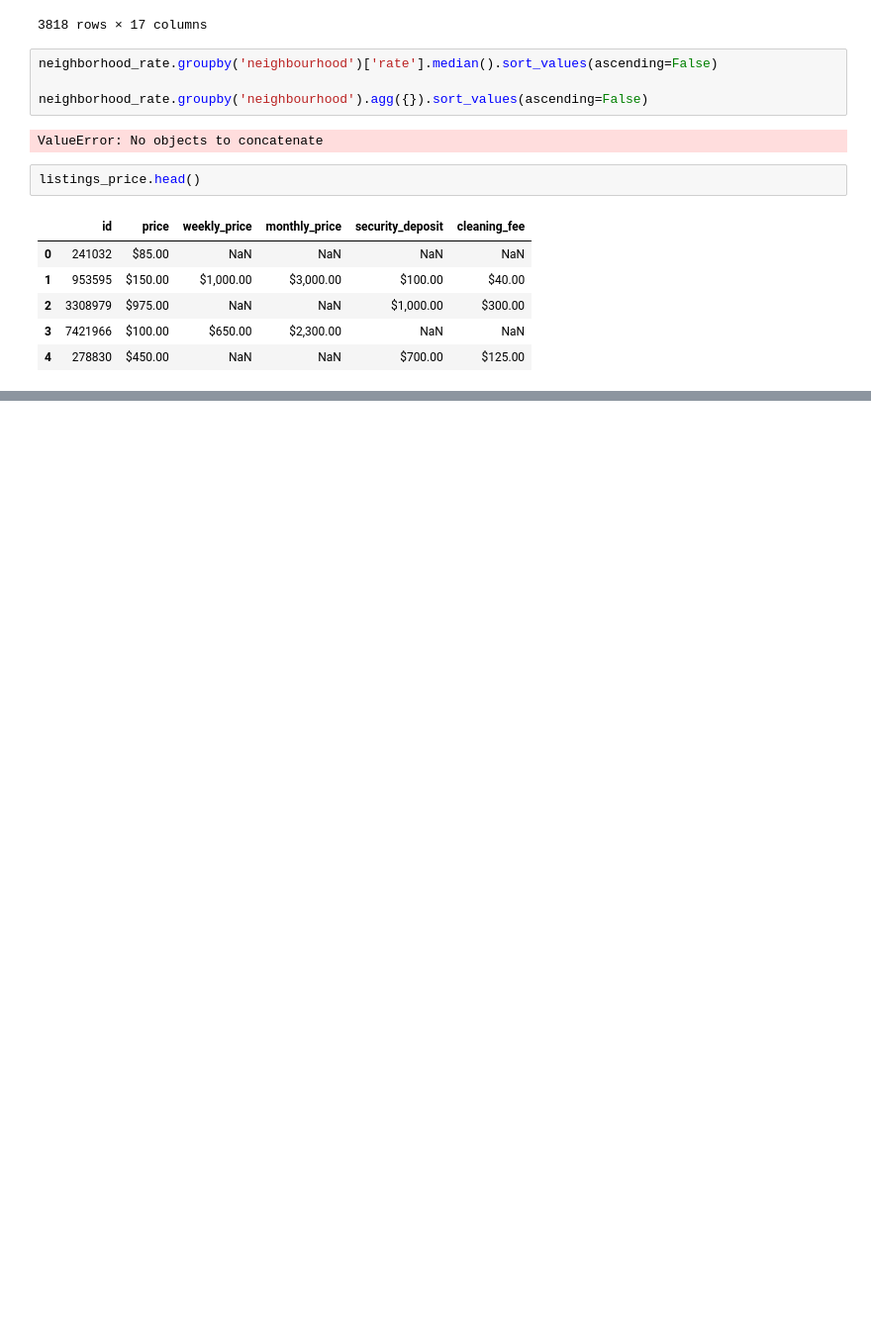
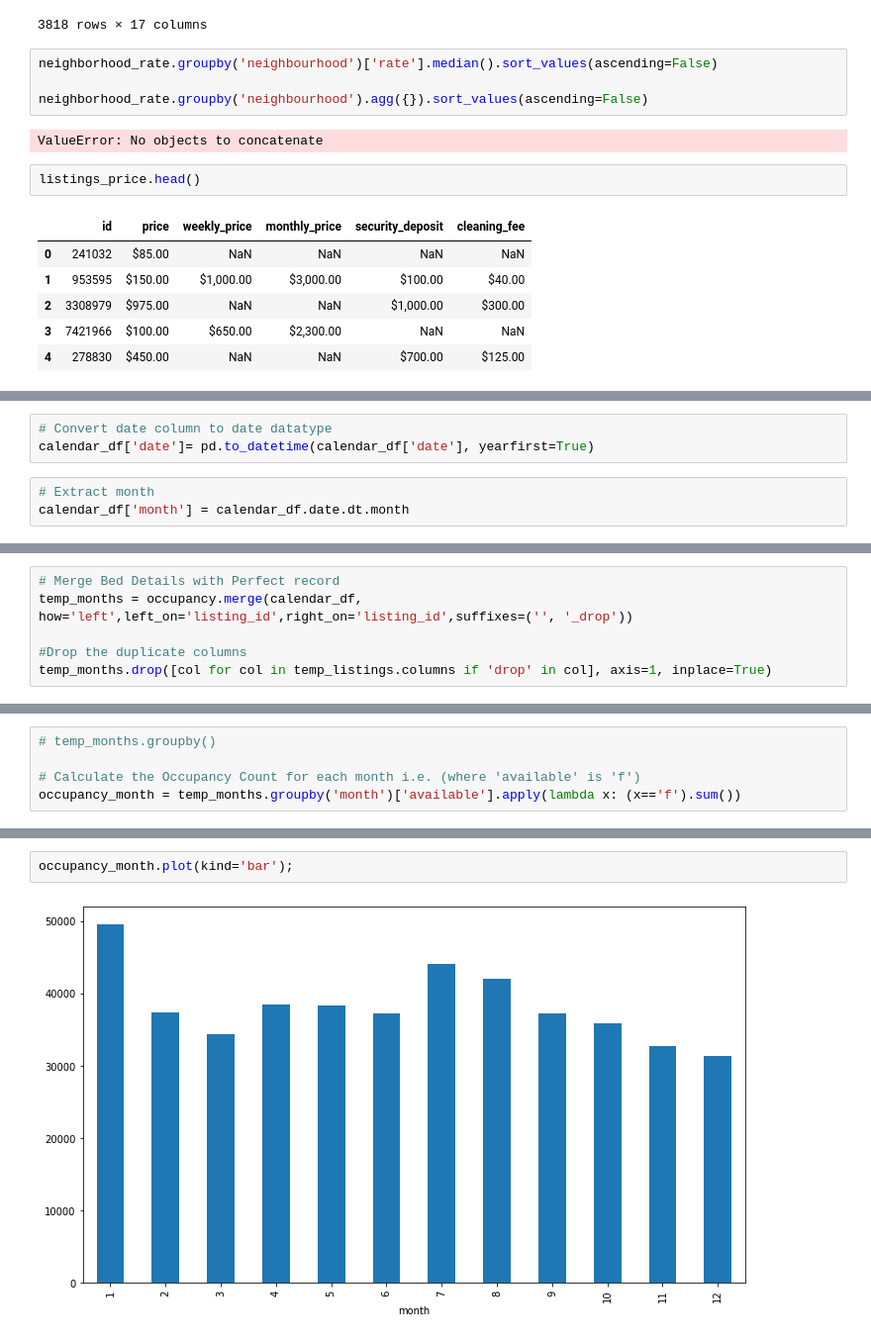
Before and after one commit to fabdanolu/Seattle-Airbnb, a Jupyter notebook: seattle.ipynb, the cells around one changed output, grey strips where cells are left out. Shown: that part at 99% size. Drawn from its saved outputs; the diff is of its cells as text; blank space fills up the shorter version.

```diff
--- a/seattle.ipynb
+++ b/seattle.ipynb
@@ -943,0 +971,6 @@ listings_price.head()
+# %%
+# Convert date column to date datatype
+calendar_df['date']= pd.to_datetime(calendar_df['date'], yearfirst=True)
+# %%
+# Extract month
+calendar_df['month'] = calendar_df.date.dt.month
@@ -943,0 +1002,6 @@ listings_price.head()
+# %%
+# Merge Bed Details with Perfect record
+temp_months = occupancy.merge(calendar_df, how='left',left_on='listing_id',right_on='listing_id',suffixes=('', '_drop'))
+
+#Drop the duplicate columns
+temp_months.drop([col for col in temp_listings.columns if 'drop' in col], axis=1, inplace=True)
@@ -943,0 +1039,5 @@ listings_price.head()
+# %%
+# temp_months.groupby()
+
+# Calculate the Occupancy Count for each month i.e. (where 'available' is 'f')
+occupancy_month = temp_months.groupby('month')['available'].apply(lambda x: (x=='f').sum())
@@ -943,0 +1061,4 @@ listings_price.head()
+# %%
+occupancy_month.plot(kind='bar');
+# %% [output]
+[figure, added]
```
Also changed, not shown: parts of 21 cells of this notebook.
